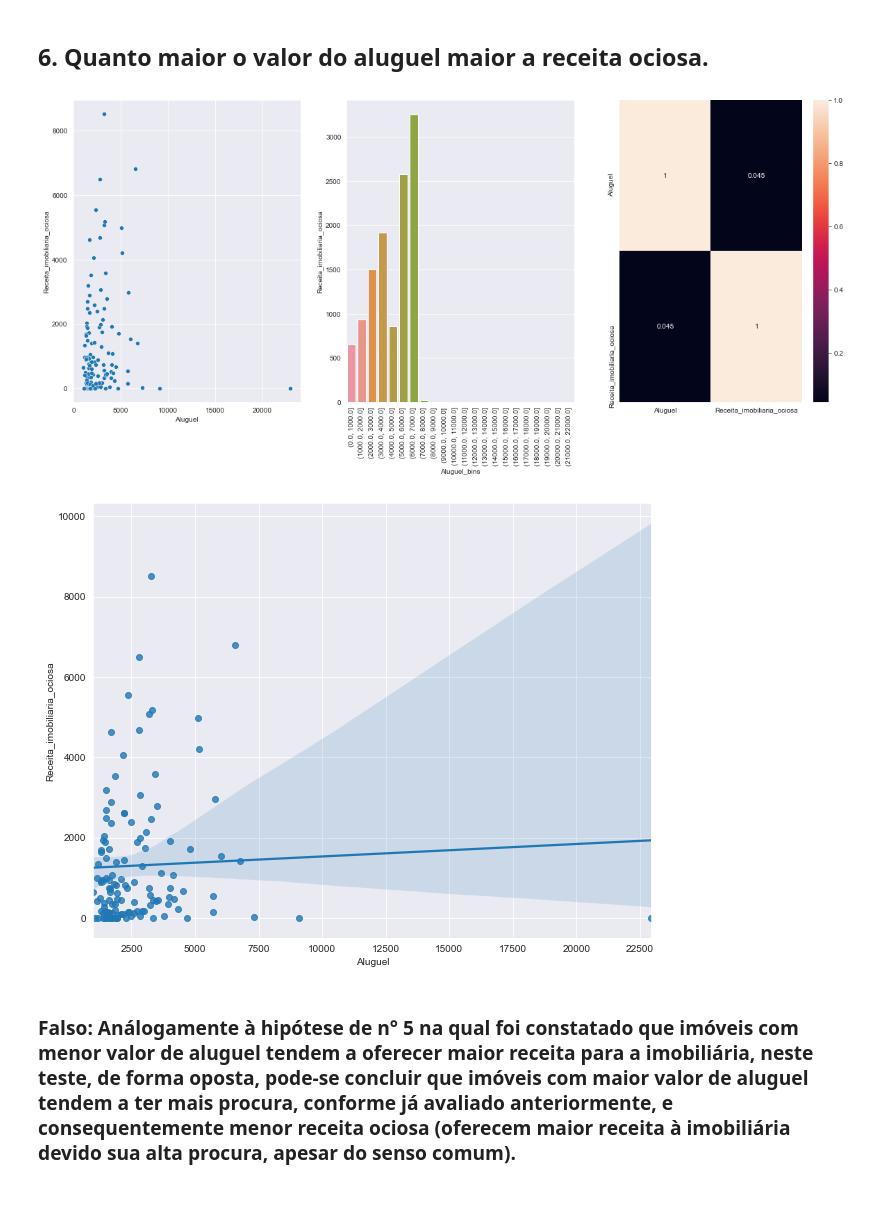
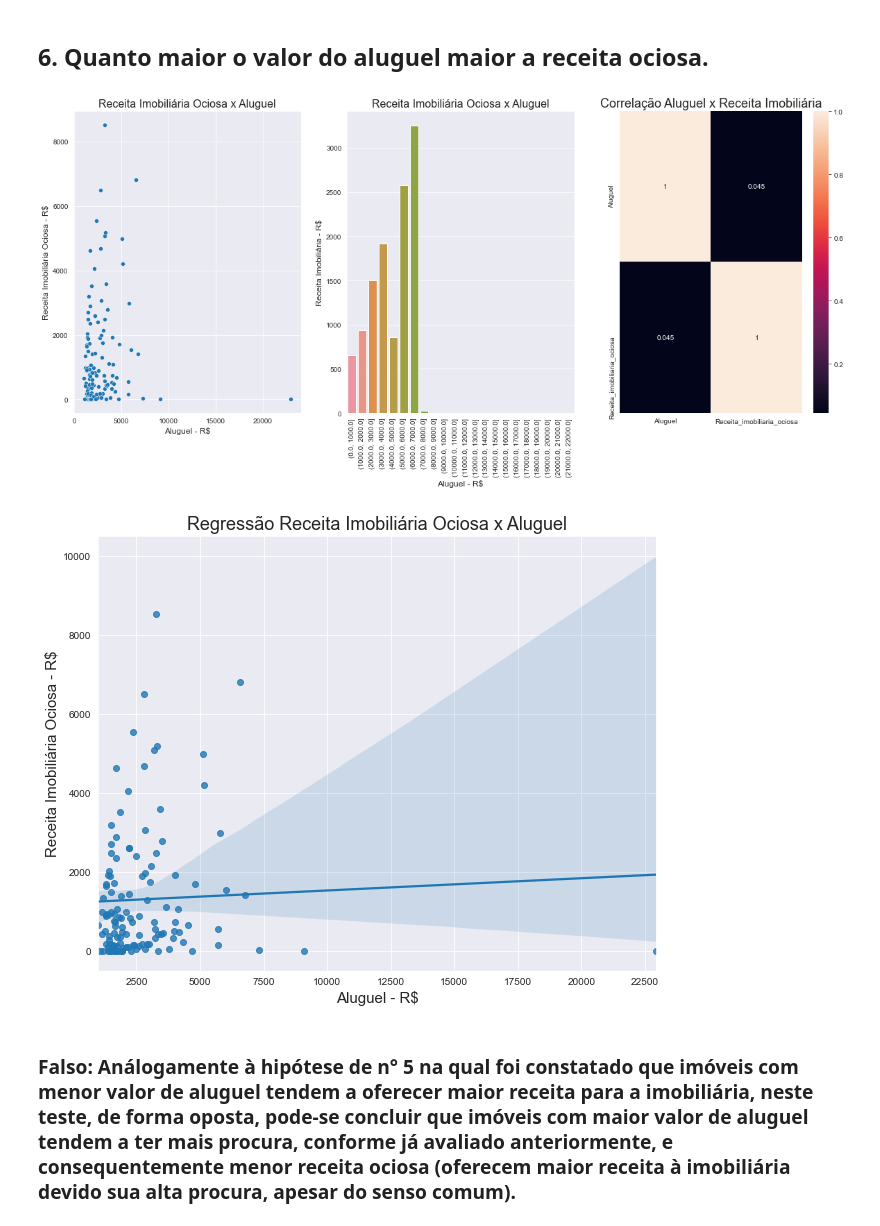
Before and after one commit to PedroSouzaDS/Projeto_Business_Intelligence_Completo-Imobili-ria_New_Offices-, a Jupyter notebook: EDA_New_Offices.ipynb, the cells around one changed output. Cells and saved outputs as stored; diff of their text form; code cells hidden in the pictures; blank space fills up the shorter version.

```diff
--- a/EDA_New_Offices.ipynb
+++ b/EDA_New_Offices.ipynb
@@ -486,25 +529,35 @@ aux_4 = df_2[['Lugar', 'Aluguel', 'Receita_imobiliaria_ociosa']].groupby('Lugar'
 plt.figure(figsize = (20, 8));
 
 plt.subplot(1, 3, 1)
-sns.scatterplot(x = 'Aluguel', y = 'Receita_imobiliaria_ociosa' , data = aux_4)
+sns.scatterplot(x = 'Aluguel', y = 'Receita_imobiliaria_ociosa' , data = aux_4);
+plt.title('Receita Imobiliária Ociosa x Aluguel', fontsize = 16);
+plt.xlabel('Aluguel - R$', fontsize = 12);
+plt.ylabel('Receita Imobiliária Ociosa - R$', fontsize = 12);
 
 plt.subplot(1, 3, 2)
 bins = list(np.arange(0, max(aux_4['Aluguel']), 1000))
 aux_4['Aluguel_bins'] = pd.cut(aux_4['Aluguel'], bins = bins)
-sns.barplot(x = 'Aluguel_bins', y = 'Receita_imobiliaria_ociosa', data = aux_4, ci = False)
+sns.barplot(x = 'Aluguel_bins', y = 'Receita_imobiliaria_ociosa', data = aux_4, ci = False);
 plt.xticks(rotation = 90)
+plt.title('Receita Imobiliária Ociosa x Aluguel', fontsize = 16);
+plt.xlabel('Aluguel - R$', fontsize = 12);
+plt.ylabel('Receita Imobiliária - R$', fontsize = 12);
 
 plt.subplot(1, 3, 3)
-sns.heatmap(aux_4.corr(method = 'pearson'), annot = True)
+sns.heatmap(aux_4.corr(method = 'pearson'), annot = True);
+plt.title('Correlação Aluguel x Receita Imobiliária', fontsize = 18);
 
 sns.set_style('darkgrid')
 # %% [output]
-[figure, old version]
+[figure, new version]
 # %%
 plt.figure(figsize = (10,8))
 sns.regplot(x = 'Aluguel', y = 'Receita_imobiliaria_ociosa', data = aux_4);
+plt.title('Regressão Receita Imobiliária Ociosa x Aluguel', fontsize = 18);
+plt.xlabel('Aluguel - R$', fontsize = 15);
+plt.ylabel('Receita Imobiliária Ociosa - R$', fontsize = 15);
 # %% [output]
-[figure, old version]
+[figure, new version]
 # %% [markdown]
 ### Falso: Análogamente à hipótese de n° 5 na qual foi constatado que imóveis com menor valor de aluguel tendem a oferecer maior receita para a imobiliária, neste teste, de forma oposta, pode-se concluir que imóveis com maior valor de aluguel tendem a ter mais procura, conforme já avaliado anteriormente, e consequentemente menor receita ociosa  (oferecem maior receita à imobiliária devido sua alta procura, apesar do senso comum).
 # %% [markdown]
```
Also changed, not shown: parts of 53 cells of this notebook.
